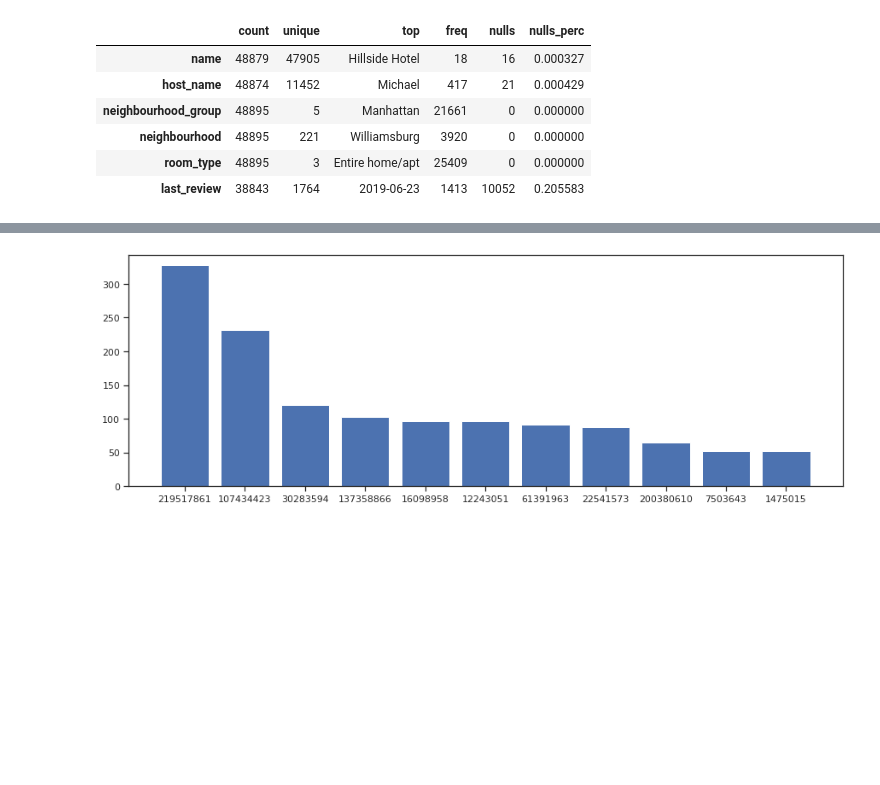
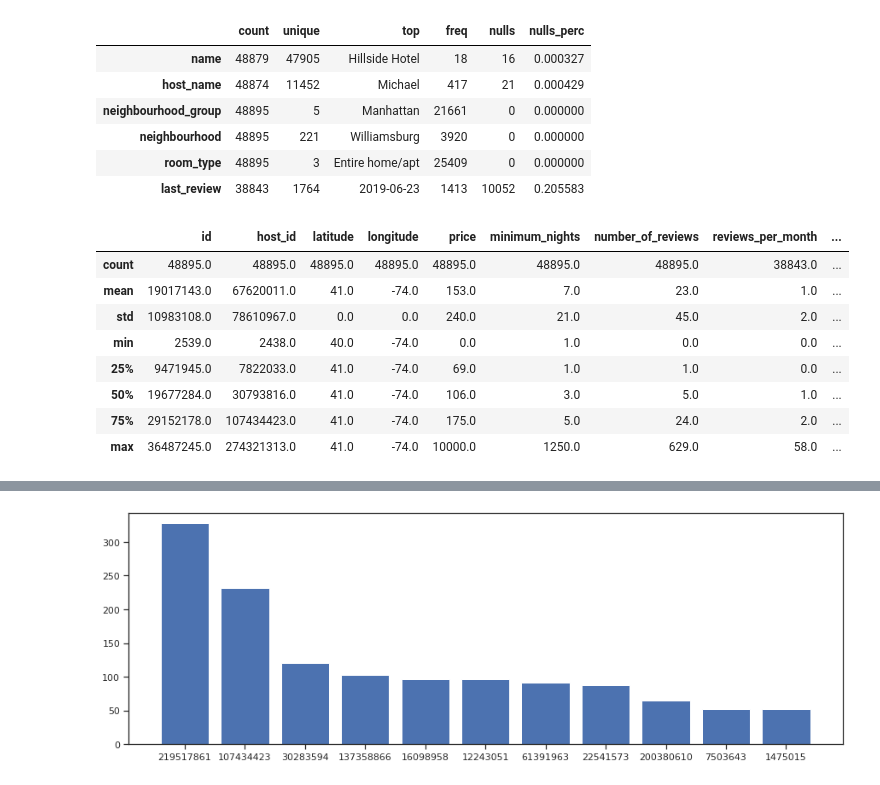
Before and after one commit to mronqui/machine-learning-python-template, a Jupyter notebook: src/explore.ipynb, the cells around one changed output, grey strips where cells are left out. Saved outputs shown, nothing was run; the diff lists cells and outputs as text; code cells hidden in the pictures; blank space fills up the shorter version.

```diff
--- a/src/explore.ipynb
+++ b/src/explore.ipynb
@@ -78,3 +100,15 @@ shape  (48895, 16)
 | neighbourhood | 48895 | 221 | Williamsburg | 3920 | 0 | 0.000000 |
 | room_type | 48895 | 3 | Entire home/apt | 25409 | 0 | 0.000000 |
 | last_review | 38843 | 1764 | 2019-06-23 | 1413 | 10052 | 0.205583 |
+# %%
+round(df_airbnb.describe())
+# %% [output]
+|  | id | host_id | latitude | longitude | price | minimum_nights | number_of_reviews | reviews_per_month | ... |
+| count | 48895.0 | 48895.0 | 48895.0 | 48895.0 | 48895.0 | 48895.0 | 48895.0 | 38843.0 | ... |
+| mean | 19017143.0 | 67620011.0 | 41.0 | -74.0 | 153.0 | 7.0 | 23.0 | 1.0 | ... |
+| std | 10983108.0 | 78610967.0 | 0.0 | 0.0 | 240.0 | 21.0 | 45.0 | 2.0 | ... |
+| min | 2539.0 | 2438.0 | 40.0 | -74.0 | 0.0 | 1.0 | 0.0 | 0.0 | ... |
+| 25% | 9471945.0 | 7822033.0 | 41.0 | -74.0 | 69.0 | 1.0 | 1.0 | 0.0 | ... |
+| 50% | 19677284.0 | 30793816.0 | 41.0 | -74.0 | 106.0 | 3.0 | 5.0 | 1.0 | ... |
+| 75% | 29152178.0 | 107434423.0 | 41.0 | -74.0 | 175.0 | 5.0 | 24.0 | 2.0 | ... |
+| max | 36487245.0 | 274321313.0 | 41.0 | -74.0 | 10000.0 | 1250.0 | 629.0 | 58.0 | ... |
```
Also changed, not shown: parts of 18 cells of this notebook.
